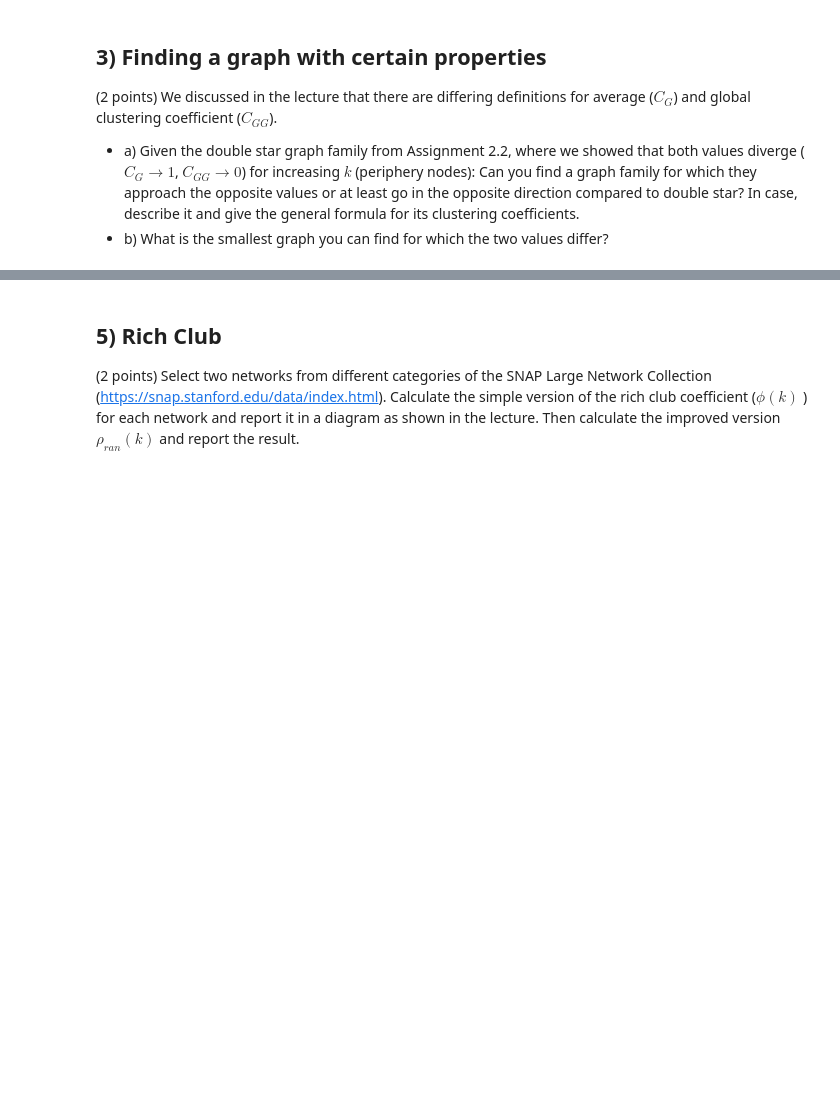
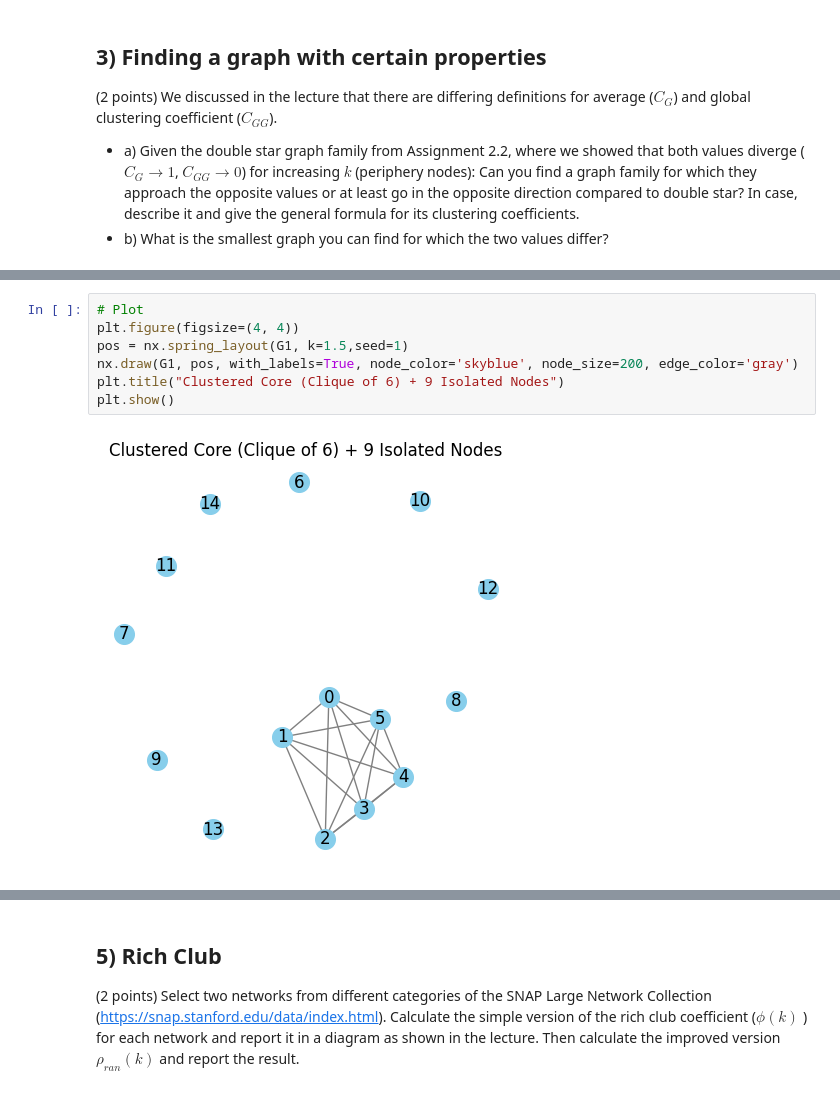
Before and after one commit to flupppi/networks, a Jupyter notebook: nbs/05_network_analysis.ipynb, the cells around one changed output, grey strips where cells are left out. Saved outputs shown, nothing was run; the diff lists cells and outputs as text; blank space fills up the shorter version.

```diff
--- a/nbs/05_network_analysis.ipynb
+++ b/nbs/05_network_analysis.ipynb
@@ -264,0 +420,9 @@ Then plot the accumulated results.
+# %%
+# Plot
+plt.figure(figsize=(4, 4))
+pos = nx.spring_layout(G1, k=1.5,seed=1)
+nx.draw(G1, pos, with_labels=True, node_color='skyblue', node_size=200, edge_color='gray')
+plt.title("Clustered Core (Clique of 6) + 9 Isolated Nodes")
+plt.show()
+# %% [output]
+[figure, added]
```
Also changed, not shown: parts of 38 cells of this notebook.
